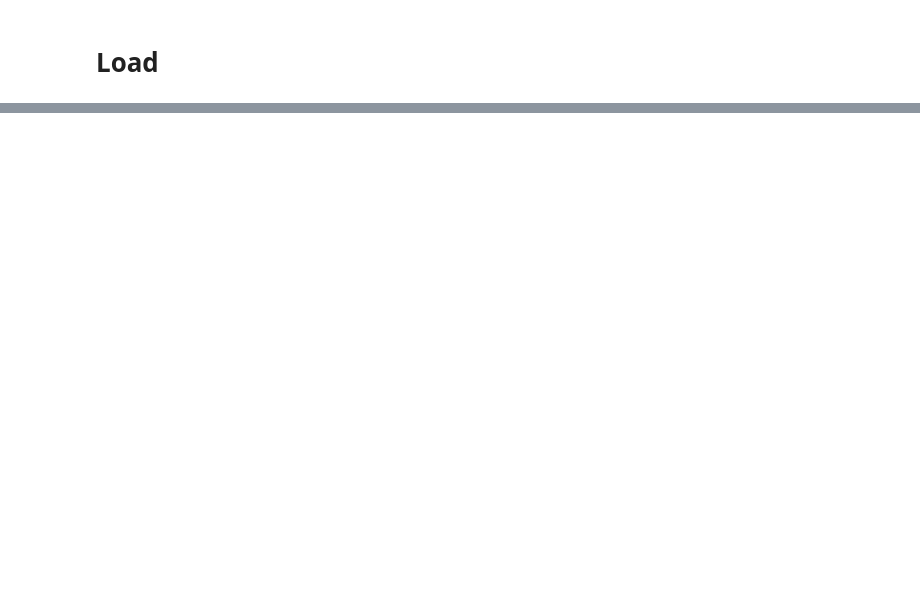
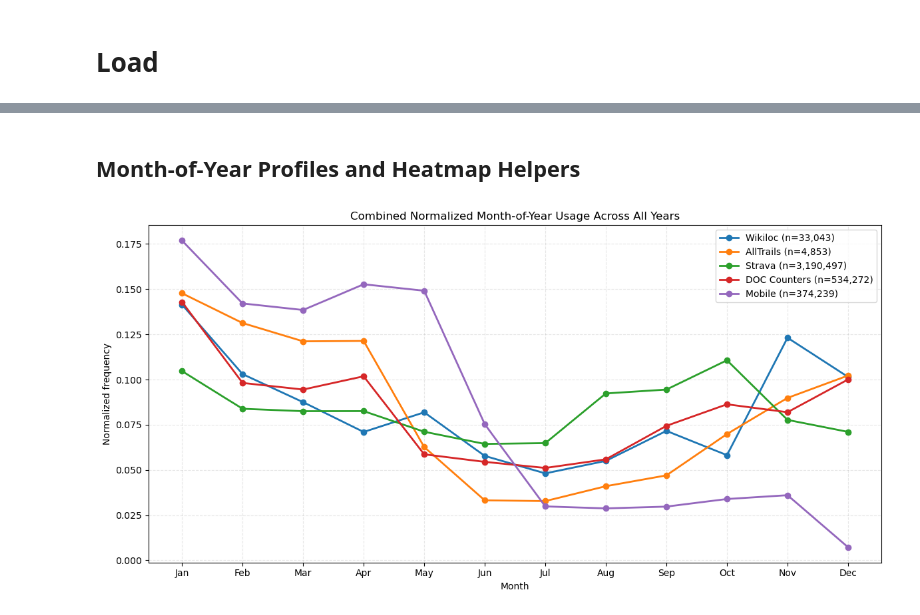
Before and after one commit to MaxwellBusby/banks-peninsula-organic-data-processing, a Jupyter notebook: Analysis.ipynb, the cells around one changed output, grey strips where cells are left out. Cells and saved outputs as stored; diff of their text form; code cells hidden in the pictures; blank space fills up the shorter version.

Commit message:
basic plots for report

```diff
--- a/Analysis.ipynb
+++ b/Analysis.ipynb
@@ -313,0 +295,19 @@ plt.show()
+# %% [markdown]
+## Month-of-Year Profiles and Heatmap Helpers
+# %%
+fig, ax = plt.subplots(figsize=(12, 6))
+ax.plot(month_labels, wikiloc_by_month_norm.values, marker="o", linewidth=2, label=f"Wikiloc (n={int(wikiloc_by_month_all_years.sum()):,})")
+ax.plot(month_labels, alltrails_by_month_norm.values, marker="o", linewidth=2, label=f"AllTrails (n={int(alltrails_by_month_all_years.sum()):,})")
+ax.plot(month_labels, strava_by_month_norm.values, marker="o", linewidth=2, label=f"Strava (n={int(strava_by_month_all_years.sum()):,})")
+ax.plot(month_labels, doc_by_month_norm.values, marker="o", linewidth=2, label=f"DOC Counters (n={int(doc_by_month_all_years.sum()):,})")
+ax.plot(month_labels, mobile_by_month_norm.values, marker="o", linewidth=2, label=f"Mobile (n={int(mobile_by_month_all_years.sum()):,})")
+
+ax.set_title("Combined Normalized Month-of-Year Usage Across All Years")
+ax.set_xlabel("Month")
+ax.set_ylabel("Normalized frequency")
+ax.grid(True, linestyle="--", alpha=0.3)
+ax.legend()
+plt.tight_layout()
+plt.show()
+# %% [output]
+[figure, added]
```
Also changed, not shown: parts of 22 cells of this notebook, 8 other files.
